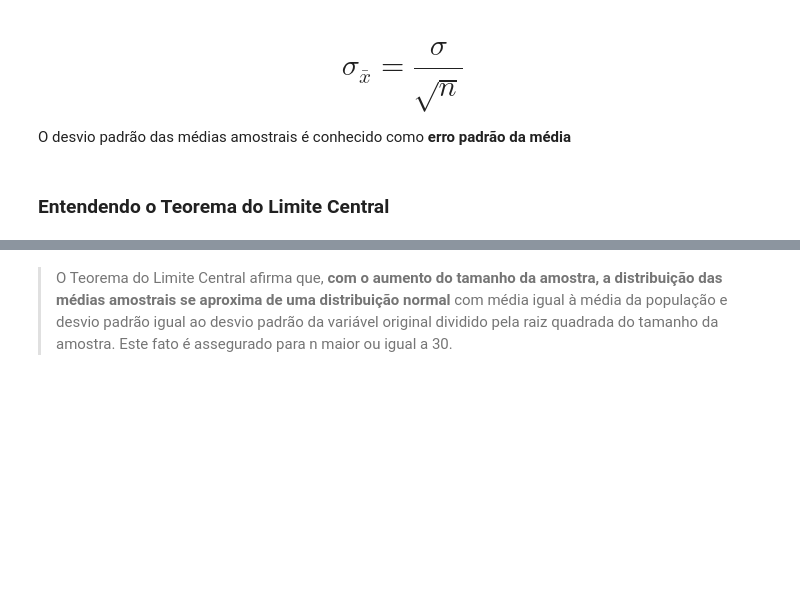
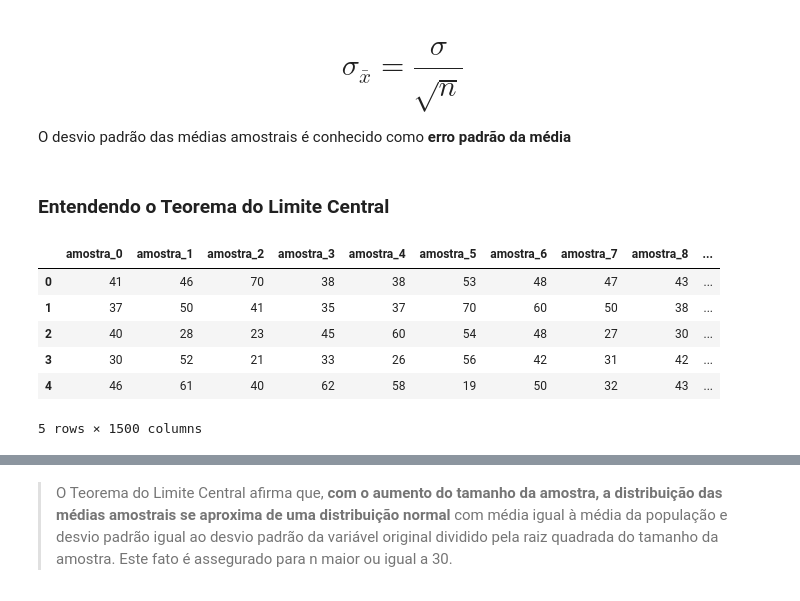
Before and after one commit to LilianeAquino/notebooks_cursos_alura, a Jupyter notebook: Parte 2/Curso_de_Estatística_Parte_2.ipynb, the cells around one changed output, grey strips where cells are left out. Saved outputs shown, nothing was run; the diff lists cells and outputs as text; code cells hidden in the pictures; blank space fills up the shorter version.

```diff
--- a/Parte 2/Curso_de_Estatística_Parte_2.ipynb
+++ b/Parte 2/Curso_de_Estatística_Parte_2.ipynb
@@ -619,0 +780,15 @@ O desvio padrão das médias amostrais é conhecido como **erro padrão da médi
+# %%
+for i in range(total_de_amostra):
+  _ = dados['Idade'].sample(n)
+  _.index = range(0, len(_))
+  amostras['amostra_'+str(i)] = _
+
+amostras.head()
+# %% [output]
+|  | amostra_0 | amostra_1 | amostra_2 | amostra_3 | amostra_4 | amostra_5 | amostra_6 | amostra_7 | amostra_8 | ... |
+| 0 | 41 | 46 | 70 | 38 | 38 | 53 | 48 | 47 | 43 | ... |
+| 1 | 37 | 50 | 41 | 35 | 37 | 70 | 60 | 50 | 38 | ... |
+| 2 | 40 | 28 | 23 | 45 | 60 | 54 | 48 | 27 | 30 | ... |
+| 3 | 30 | 52 | 21 | 33 | 26 | 56 | 42 | 31 | 42 | ... |
+| 4 | 46 | 61 | 40 | 62 | 58 | 19 | 50 | 32 | 43 | ... |
+5 rows × 1500 columns
```
Also changed, not shown: parts of 52 cells of this notebook.
